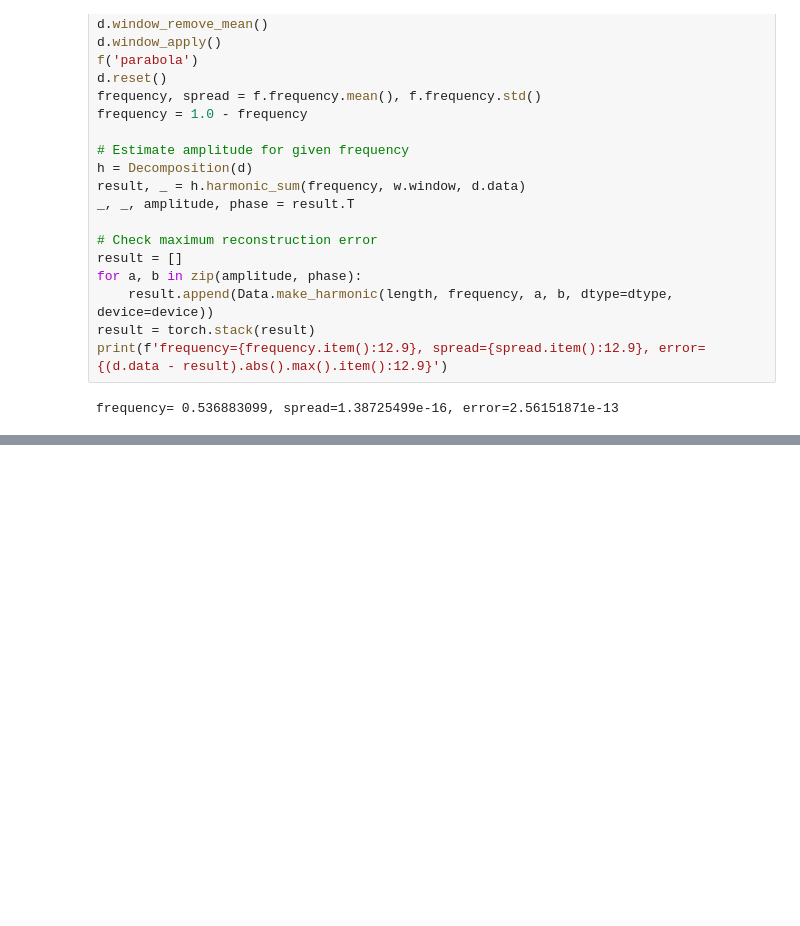
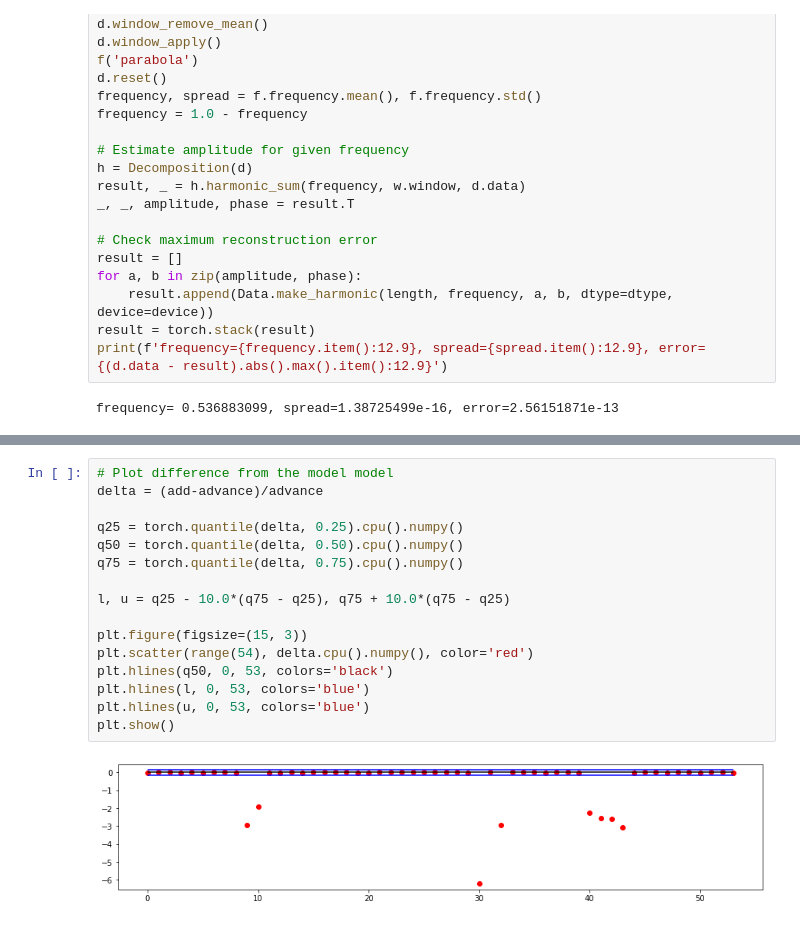
Before and after one commit to i-a-morozov/harmonica, a Jupyter notebook: notebook/nb_decomposition.ipynb, the cells around one changed output, grey strips where cells are left out. Saved outputs shown, nothing was run; the diff lists cells and outputs as text; blank space fills up the shorter version.

```diff
--- a/notebook/nb_decomposition.ipynb
+++ b/notebook/nb_decomposition.ipynb
@@ -746,0 +837,18 @@ tensor(1.922381132496e-03, dtype=torch.float64)
+# %%
+# Plot difference from the model model
+delta = (add-advance)/advance
+
+q25 = torch.quantile(delta, 0.25).cpu().numpy()
+q50 = torch.quantile(delta, 0.50).cpu().numpy()
+q75 = torch.quantile(delta, 0.75).cpu().numpy()
+
+l, u = q25 - 10.0*(q75 - q25), q75 + 10.0*(q75 - q25)
+
+plt.figure(figsize=(15, 3))
+plt.scatter(range(54), delta.cpu().numpy(), color='red')
+plt.hlines(q50, 0, 53, colors='black')
+plt.hlines(l, 0, 53, colors='blue')
+plt.hlines(u, 0, 53, colors='blue')
+plt.show()
+# %% [output]
+[figure, added]
```
Also changed, not shown: parts of 24 cells of this notebook.
